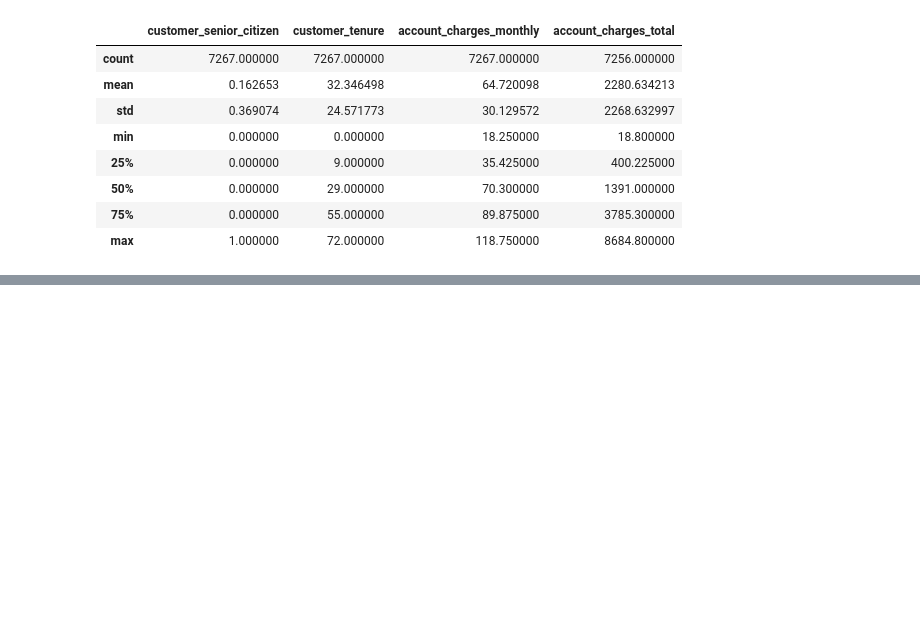
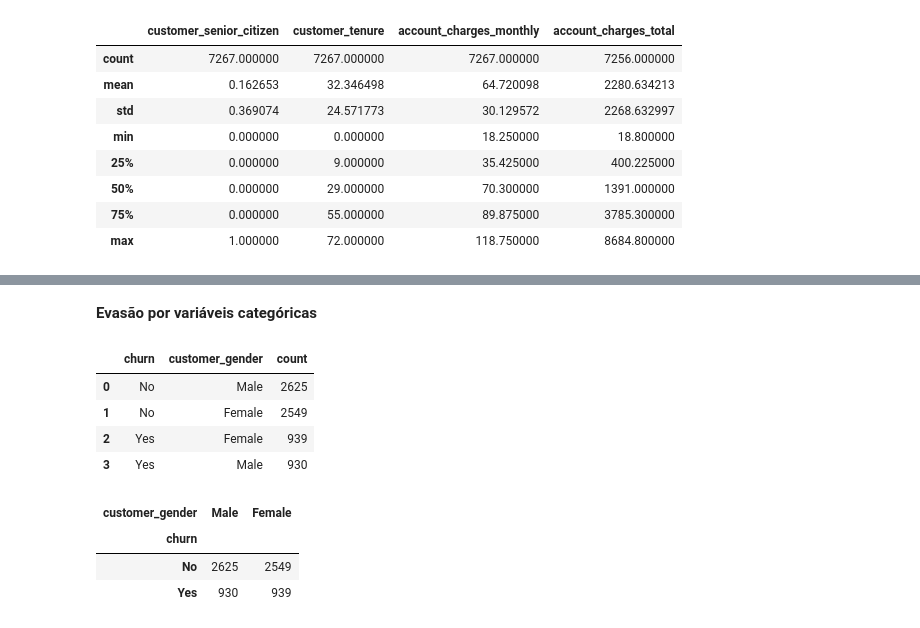
Before and after one commit to paulahruizpro-ux/Alura-Store-Challenge, a Jupyter notebook: TelecomX_BR.ipynb, the cells around one changed output, grey strips where cells are left out. Saved outputs shown, nothing was run; the diff lists cells and outputs as text; code cells hidden in the pictures; blank space fills up the shorter version.

```diff
--- a/TelecomX_BR.ipynb
+++ b/TelecomX_BR.ipynb
@@ -268,0 +306,20 @@ plt.show()
+# %% [markdown]
+**Evasão por variáveis categóricas**
+# %%
+df_churn_genero = df_normalizado[['churn','customer_gender']].value_counts().reset_index(name='count')
+df_churn_genero
+# %% [output]
+|  | churn | customer_gender | count |
+| 0 | No | Male | 2625 |
+| 1 | No | Female | 2549 |
+| 2 | Yes | Female | 939 |
+| 3 | Yes | Male | 930 |
+# %%
+df_churn_genero = df_churn_genero.pivot_table(index='churn', columns ='customer_gender', values='count',
+                                              aggfunc='sum',sort=False)
+df_churn_genero
+# %% [output]
+| customer_gender | Male | Female |
+| churn |  |  |
+| No | 2625 | 2549 |
+| Yes | 930 | 939 |
```
Also changed, not shown: parts of 45 cells of this notebook.
